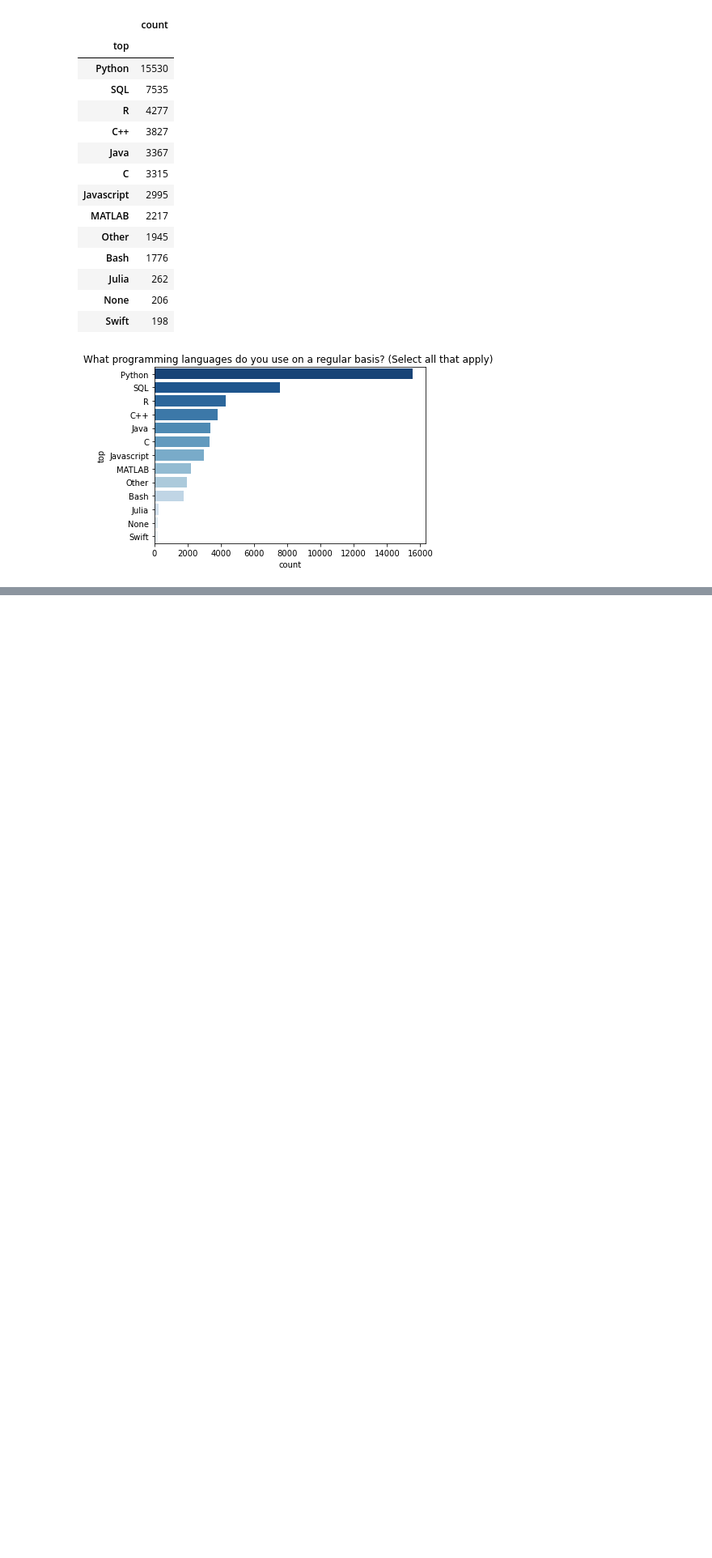
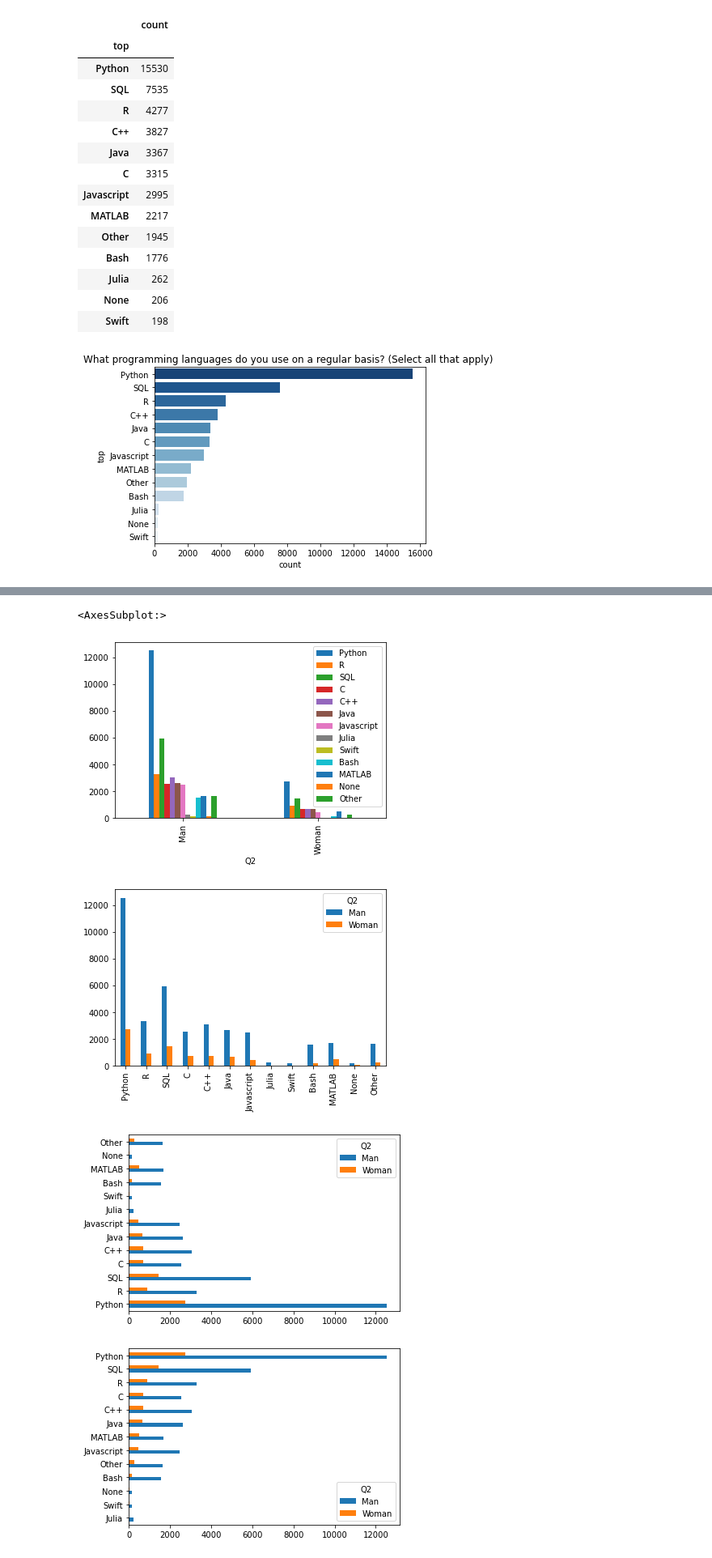
Before and after one commit to Kisooofficial/Android_project, a Jupyter notebook: kaggle.ipynb, the cells around one changed output, grey strips where cells are left out. Shown: that part at 81% size. Saved outputs shown, nothing was run; the diff lists cells and outputs as text; code cells hidden in the pictures; blank space fills up the shorter version.

```diff
--- a/kaggle.ipynb
+++ b/kaggle.ipynb
@@ -195,0 +208,15 @@ show_multiple_choice_bar_plot_by_qno("Q7")
+# %%
+q7_cols = answer.filter(regex = "Q7").describe().loc["top"].tolist()
+q2q7 = answer.filter(regex = "Q2$|Q7")
+q2q7_count = q2q7.groupby("Q2").count()
+q2q7_count.columns = q7_cols
+q2q7_count.loc[["Man", "Woman"]].plot.bar()
+q2q7_count.loc[["Man", "Woman"]].T.plot.bar()
+q2q7_count.loc[["Man", "Woman"]].T.plot.barh()
+q2q7_count.loc[["Man", "Woman"]].T.sort_values("Woman").plot.barh()
+# %% [output]
+<AxesSubplot:>
+[figure, added]
+[figure, added]
+[figure, added]
+[figure, added]
```
Also changed, not shown: parts of 1 cell of this notebook.
